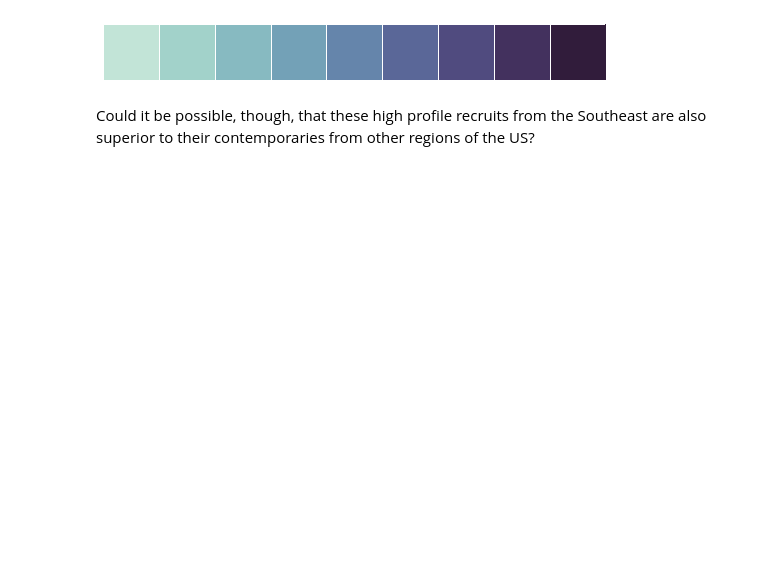
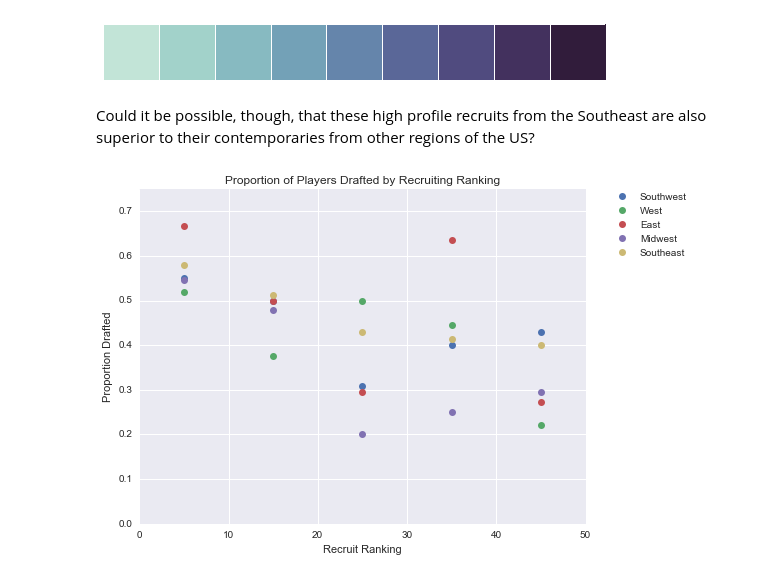
Before and after one commit to shariqiqbal2810/sports_analysis, a Jupyter notebook: regional_football_recuiting_comparison.ipynb, the cells around one changed output. Drawn from its saved outputs; the diff is of its cells as text; code cells hidden in the pictures; blank space fills up the shorter version.

```diff
--- a/regional_football_recuiting_comparison.ipynb
+++ b/regional_football_recuiting_comparison.ipynb
@@ -302,3 +305,28 @@ sns.palplot(sns.cubehelix_palette(9, start=0.5, rot=-0.5))
 [figure]
 # %% [markdown]
 Could it be possible, though, that these high profile recruits from the Southeast are also superior to their contemporaries from other regions of the US?
+# %%
+df = pd.read_pickle('recruit_data.pkl')
+# %%
+region_list = ["West", "Midwest", "East", "Southeast", "Southwest"] # Pacific witheld due to low sample size
+segments = [(1, 10), (11, 20), (21, 30), (31, 40), (41, 50)]
+# %%
+# get proportion drafted for each region/ranking bin
+draft_results = {}
+for region in region_list:
+    draft_results[region] = []
+    for low, high in segments:
+        draft_results[region].append(df[(df.region == region) & (df['rank'] >= low) & (df['rank'] <= high)].drafted.mean())
+# %%
+plt.figure(figsize=(8,6))
+x_axis = [5, 15, 25, 35, 45]
+plt.xlim(0, 50)
+plt.ylim(0, 0.75)
+plt.title('Proportion of Players Drafted by Recruiting Ranking')
+plt.xlabel('Recruit Ranking')
+plt.ylabel('Proportion Drafted')
+for region in draft_results:
+    plt.plot(x_axis, draft_results[region], 'o')
+plt.legend(draft_results.keys(), bbox_to_anchor=(1.05, 1), loc=2, borderaxespad=0.);
+# %% [output]
+[figure, added]
```
Also changed, not shown: parts of 21 cells of this notebook, 1 other file.
